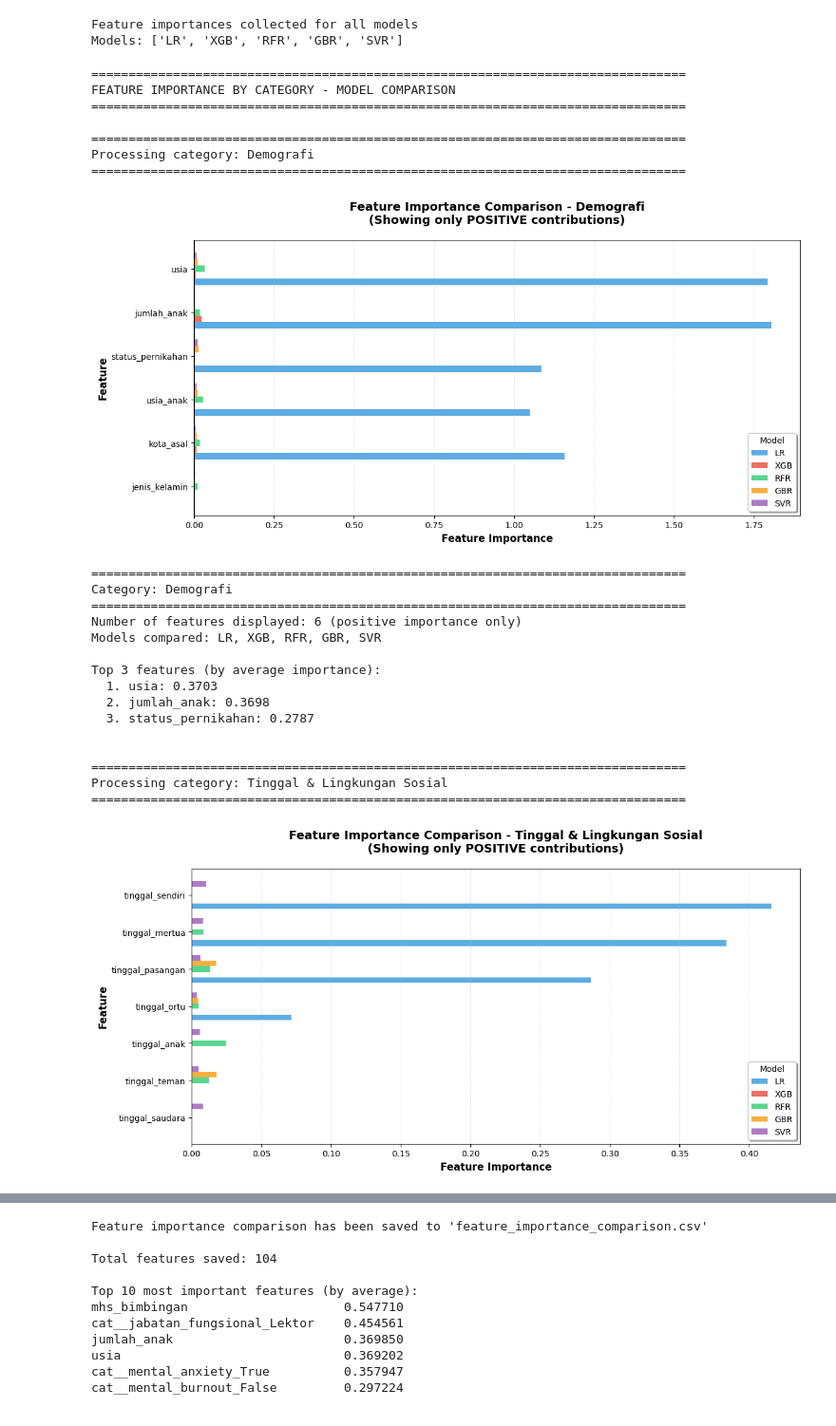
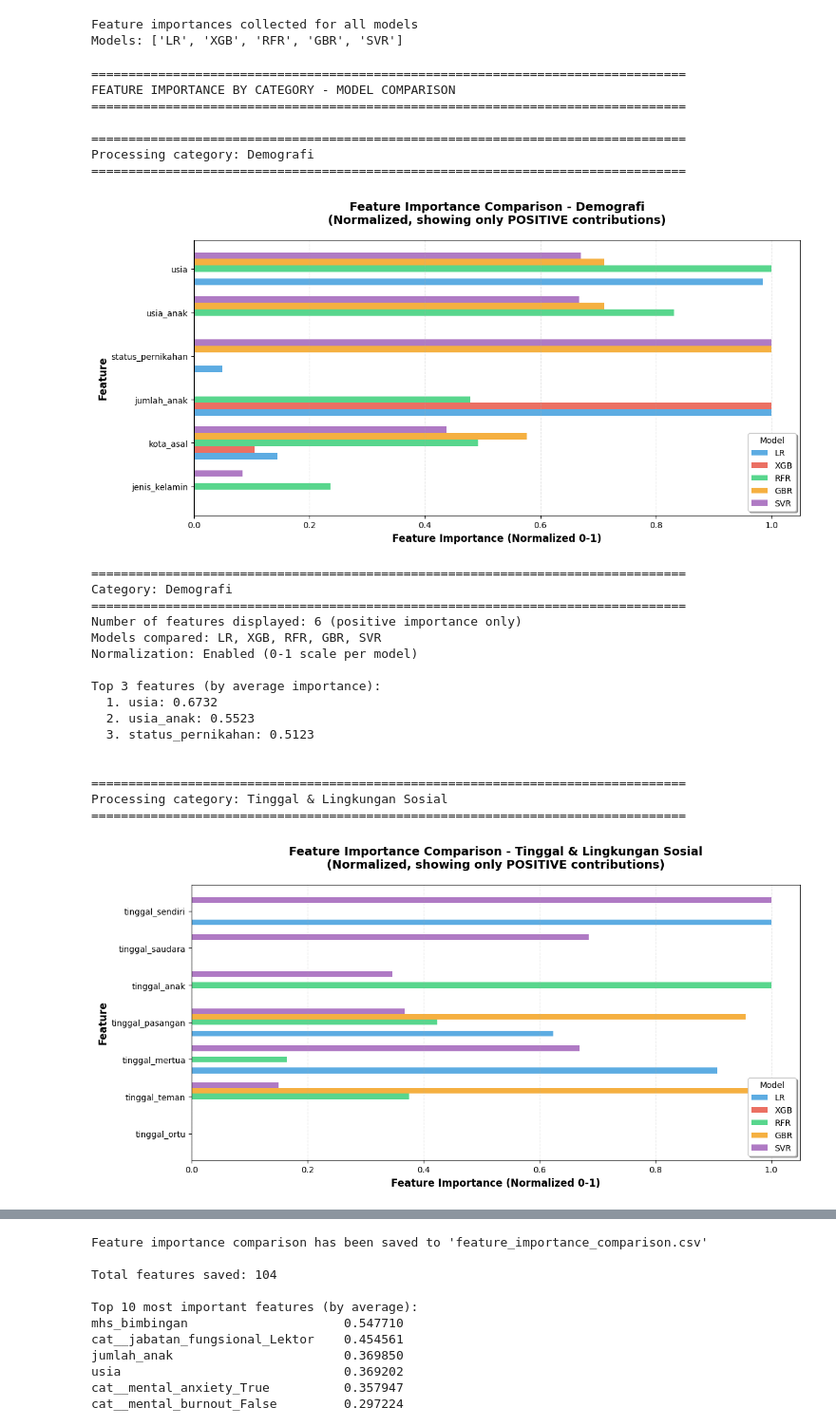
Before and after one commit to nashwals/tugas-akhir, a Jupyter notebook: code/regression.ipynb, the cells around one changed output, grey strips where cells are left out. Shown at 95% size. Saved outputs shown, nothing was run; the diff lists cells and outputs as text; code cells hidden in the pictures.

Commit message:
update visualisasi feature importance

```diff
--- a/code/regression.ipynb
+++ b/code/regression.ipynb
@@ -421,7 +421,7 @@ Feature categories defined:
   Kondisi Fisik: 8 features
   Kondisi Mental: 9 features
 # %%
-def plot_category_importance(category_name, features_in_category, all_importances, threshold=0.001, show_negative=False):
+def plot_category_importance(category_name, features_in_category, all_importances, threshold=0.001, show_negative=False, normalize=True):
     """
     Plot feature importance for a specific category with model comparison.
     Only shows features with POSITIVE importance values (>= 0) by default.
@@ -439,6 +439,9 @@ def plot_category_importance(category_name, features_in_category, all_importance
     show_negative : bool
         If False (default), only shows features with importance >= 0
         If True, shows all features including negative importance
+    normalize : bool
+        If True (default), normalize importance values to 0-1 range within each category
+        This helps reduce gaps between high and low importance features
     """
 
     # Collect data for plotting
@@ -476,6 +479,13 @@ def plot_category_importance(category_name, features_in_category, all_importance
 
     # Convert to DataFrame
     df_plot = pd.DataFrame(plot_data)
+
+    # Apply normalization if requested
+    if normalize:
+        # Normalize within each model to 0-1 range
+        df_plot['Importance'] = df_plot.groupby('Model')['Importance'].transform(
+            lambda x: (x - x.min()) / (x.max() - x.min()) if (x.max() - x.min()) > 0 else x
+        )
 
     # Get unique features and sort by average importance (not absolute, since we only show positive)
     feature_avg_importance = df_plot.groupby('Feature')['Importance'].mean()
@@ -516,9 +526,10 @@ def plot_category_importance(category_name, features_in_category, all_importance
     # Customize plot
     ax.set_yticks(np.arange(len(sorted_features)) + bar_width * (num_models - 1) / 2)
     ax.set_yticklabels(sorted_features)
-    ax.set_xlabel('Feature Importance', fontsize=12, fontweight='bold')
+    ax.set_xlabel('Feature Importance' + (' (Normalized 0-1)' if normalize else ''), fontsize=12, fontweight='bold')
     ax.set_ylabel('Feature', fontsize=12, fontweight='bold')
-    ax.set_title(f'Feature Importance Comparison - {category_name}\n(Showing only POSITIVE contributions)',
+    title_suffix = '\n(Normalized, showing only POSITIVE contributions)' if normalize else '\n(Showing only POSITIVE contributions)'
+    ax.set_title(f'Feature Importance Comparison - {category_name}{title_suffix}',
                  fontsize=14, fontweight='bold', pad=20)
     ax.axvline(x=0, color='black', linestyle='-', linewidth=0.8)
     ax.legend(title='Model', loc='best', frameon=True, shadow=True)
@@ -533,6 +544,7 @@ def plot_category_importance(category_name, features_in_category, all_importance
     print(f"{'='*80}")
     print(f"Number of features displayed: {len(sorted_features)} (positive importance only)")
     print(f"Models compared: {', '.join(all_importances.keys())}")
+    print(f"Normalization: {'Enabled (0-1 scale per model)' if normalize else 'Disabled (raw values)'}")
     print(f"\nTop 3 features (by average importance):")
     for idx, feat in enumerate(sorted_features[-3:][::-1], 1):
         avg_imp = feature_avg_importance[feat]
@@ -554,39 +566,47 @@ Models: ['LR', 'XGB', 'RFR', 'GBR', 'SVR']
 # %%
 # Generate visualizations for each category
 print("="*80)
 print("FEATURE IMPORTANCE BY CATEGORY - MODEL COMPARISON")
 print("="*80)
 
 for category_name, features in feature_categories.items():
     print(f"\n{'='*80}")
     print(f"Processing category: {category_name}")
     print(f"{'='*80}")
-    plot_category_importance(category_name, features, all_model_importances, threshold=0.001)
+
+    # With normalization (default) - easier to compare across models
+    plot_category_importance(category_name, features, all_model_importances,
+                            threshold=0.001, normalize=True)
+
+    # If you want to see raw values without normalization, use:
+    # plot_category_importance(category_name, features, all_model_importances,
+    #                         threshold=0.001, normalize=False)
 # %% [output]
 ================================================================================
 FEATURE IMPORTANCE BY CATEGORY - MODEL COMPARISON
 ================================================================================
 
 ================================================================================
 Processing category: Demografi
 ================================================================================
-[figure, old version]
+[figure, new version]
 ================================================================================
 Category: Demografi
 ================================================================================
 Number of features displayed: 6 (positive importance only)
 Models compared: LR, XGB, RFR, GBR, SVR
+Normalization: Enabled (0-1 scale per model)
 
 Top 3 features (by average importance):
-  1. usia: 0.3703
-  2. jumlah_anak: 0.3698
-  3. status_pernikahan: 0.2787
+  1. usia: 0.6732
+  2. usia_anak: 0.5523
+  3. status_pernikahan: 0.5123
 
 
 ================================================================================
 Processing category: Tinggal & Lingkungan Sosial
 ================================================================================
-[figure, old version]
+[figure, new version]
 ================================================================================
 Category: Tinggal & Lingkungan Sosial
 ================================================================================
```
Also changed, not shown: parts of 1 cell of this notebook.
